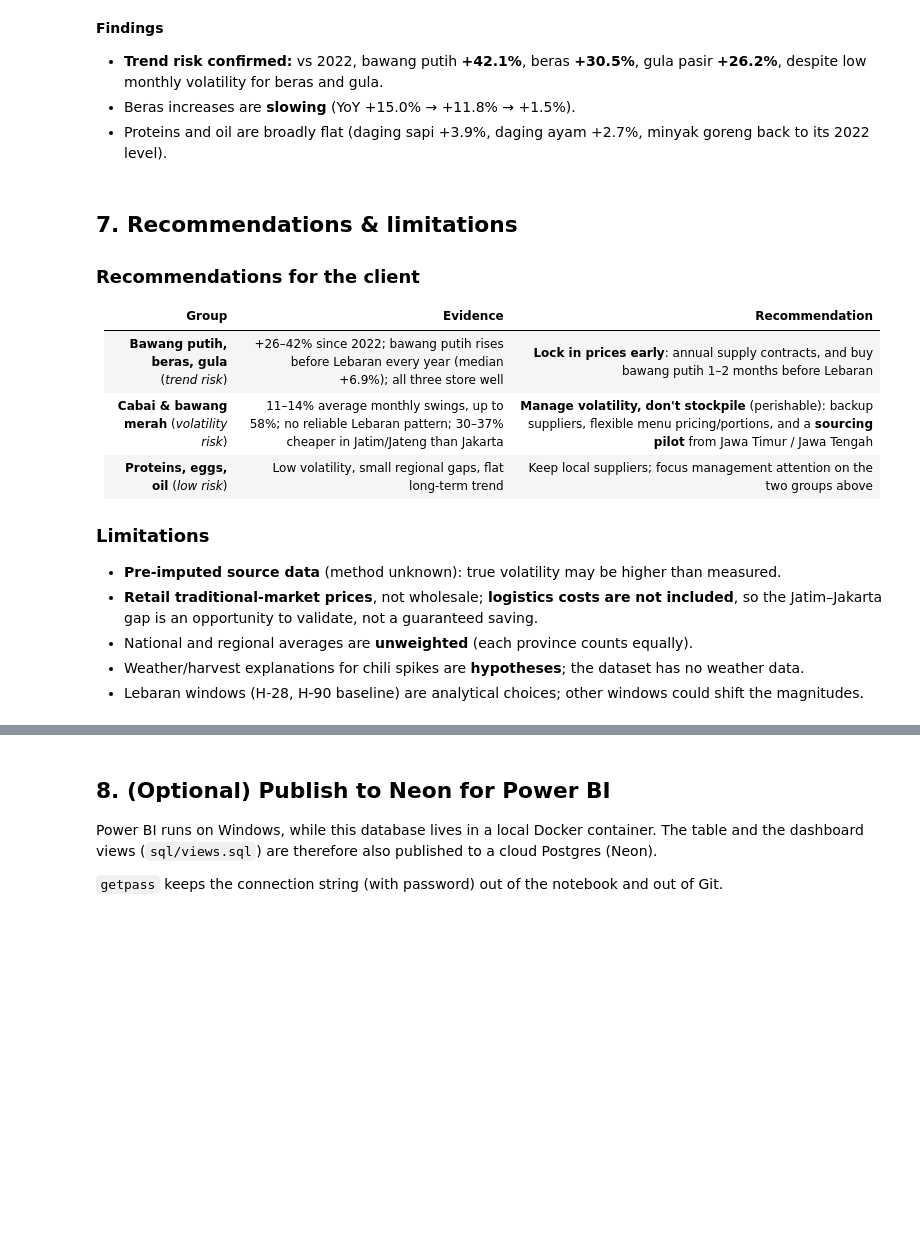
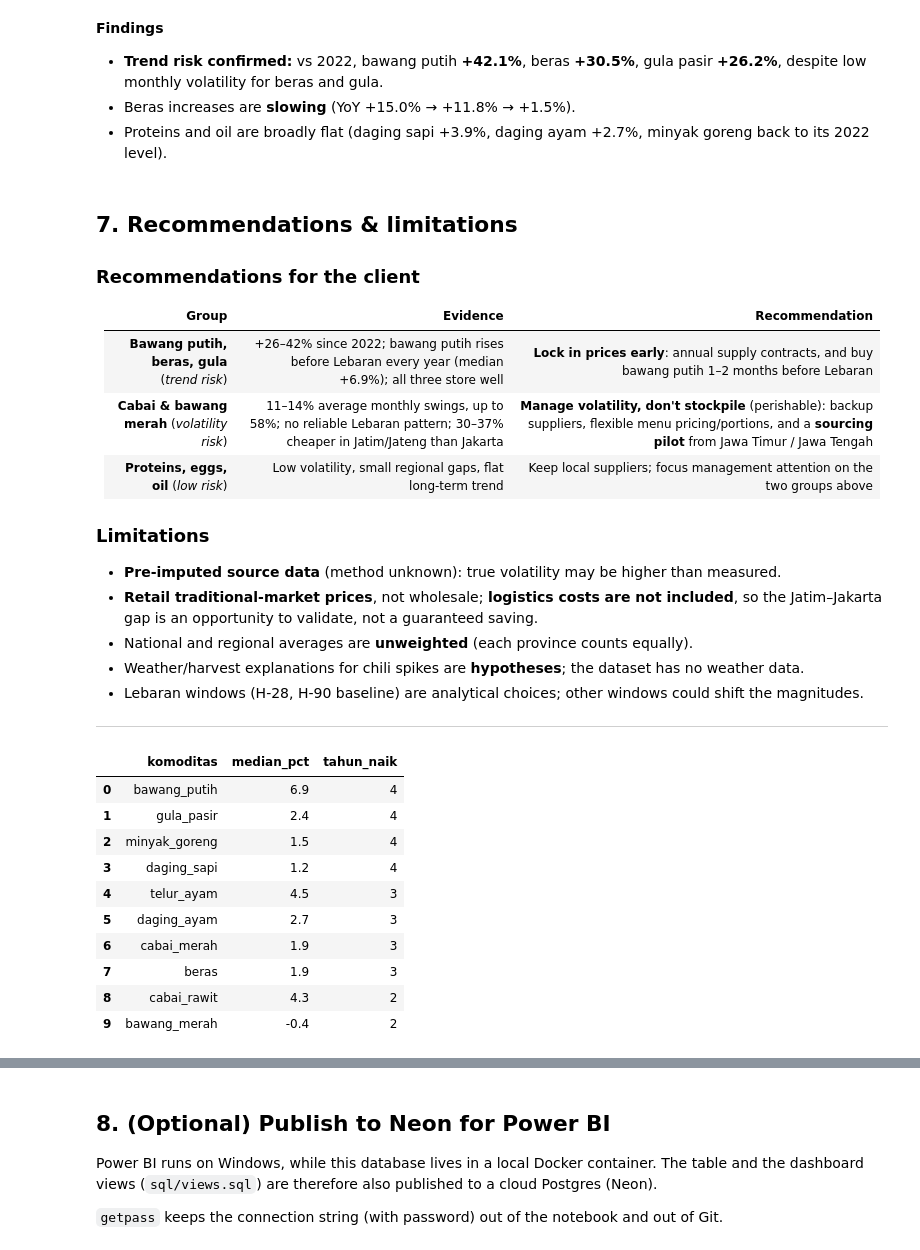
Before and after one commit to Talithashakira/analisis-harga-pangan, a Jupyter notebook: notebooks/analisis_harga_pangan.ipynb, the cells around one changed output, grey strips where cells are left out. Cells and saved outputs as stored; diff of their text form; code cells hidden in the pictures; blank space fills up the shorter version.

Commit message:
add views for Power BI

```diff
--- a/notebooks/analisis_harga_pangan.ipynb
+++ b/notebooks/analisis_harga_pangan.ipynb
@@ -423,3 +423,22 @@ run_sql("sql/04_tren_tahunan.sql")
 - National and regional averages are **unweighted** (each province counts equally).
 - Weather/harvest explanations for chili spikes are **hypotheses**; the dataset has no weather data.
 - Lebaran windows (H-28, H-90 baseline) are analytical choices; other windows could shift the magnitudes.
+
+---
+# %%
+with engine.begin() as conn:
+    conn.exec_driver_sql((ROOT / "sql" / "views.sql").read_text())
+
+pd.read_sql("SELECT * FROM v_efek_lebaran ORDER BY tahun_naik DESC, median_pct DESC", engine)
+# %% [output]
+|  | komoditas | median_pct | tahun_naik |
+| 0 | bawang_putih | 6.9 | 4 |
+| 1 | gula_pasir | 2.4 | 4 |
+| 2 | minyak_goreng | 1.5 | 4 |
+| 3 | daging_sapi | 1.2 | 4 |
+| 4 | telur_ayam | 4.5 | 3 |
+| 5 | daging_ayam | 2.7 | 3 |
+| 6 | cabai_merah | 1.9 | 3 |
+| 7 | beras | 1.9 | 3 |
+| 8 | cabai_rawit | 4.3 | 2 |
+| 9 | bawang_merah | -0.4 | 2 |
```
Also changed, not shown: parts of 1 cell of this notebook, 1 other file.
